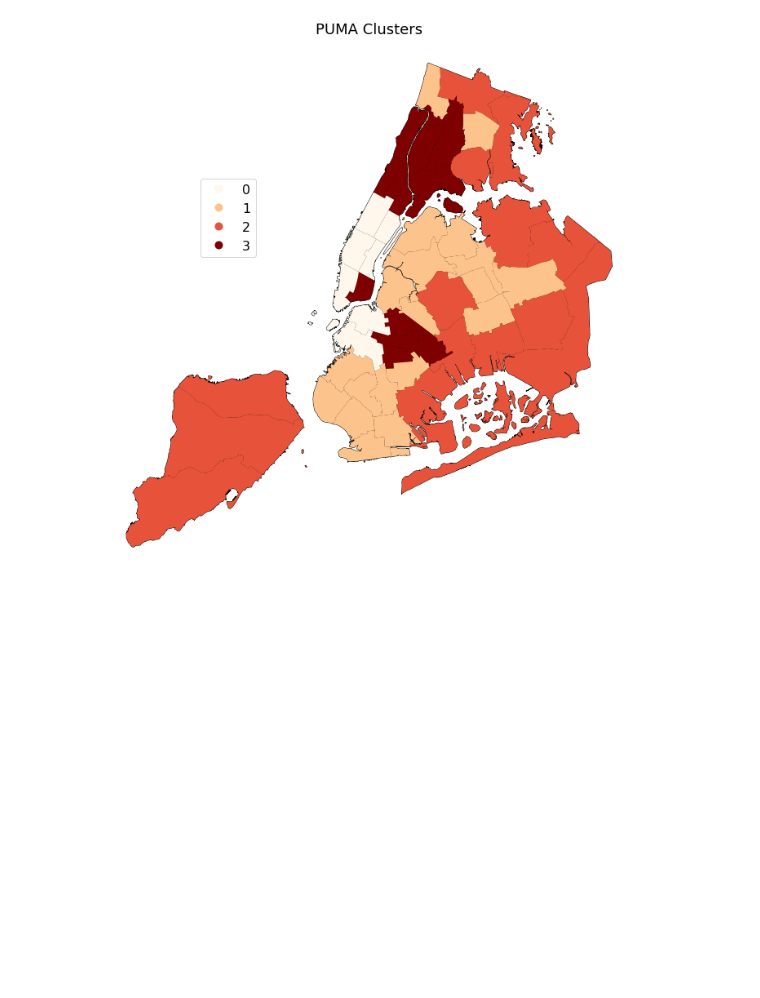
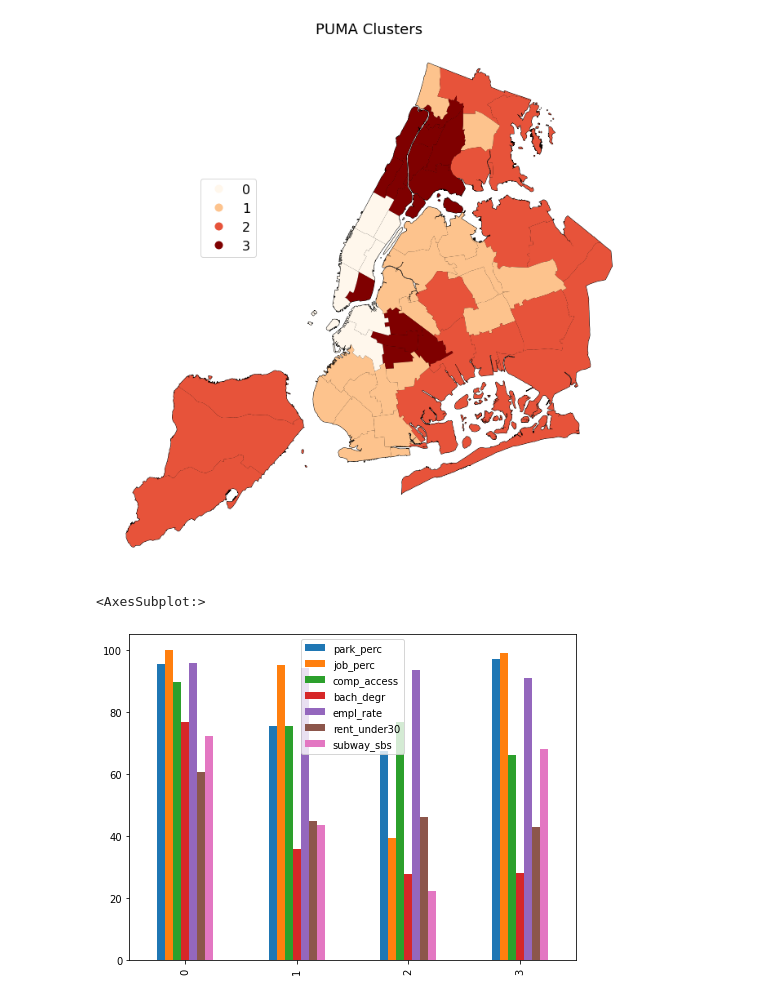
Before and after one commit to mike-carper/NYC-Neighborhood-Clustering, a Jupyter notebook: notebooks/NYC_Neighborhood_Clustering_8V.ipynb, the cells around one changed output. Saved outputs shown, nothing was run; the diff lists cells and outputs as text; code cells hidden in the pictures; blank space fills up the shorter version.

Commit message:
visualizations 8v

```diff
--- a/notebooks/NYC_Neighborhood_Clustering_8V.ipynb
+++ b/notebooks/NYC_Neighborhood_Clustering_8V.ipynb
@@ -465,0 +463,6 @@ inc_df = pd.merge(hh_econ[["PUMA","ELI_19P","VLI_19P","LI_19P","MI_19P","MIDI_19
+# %%
+cluster_summary = cluster_sum2.reset_index().iloc[:,1:8]
+cluster_summary.plot.bar(figsize=(8,6))
+# %% [output]
+<AxesSubplot:>
+[figure, added]
```
Also changed, not shown: parts of 17 cells of this notebook.
